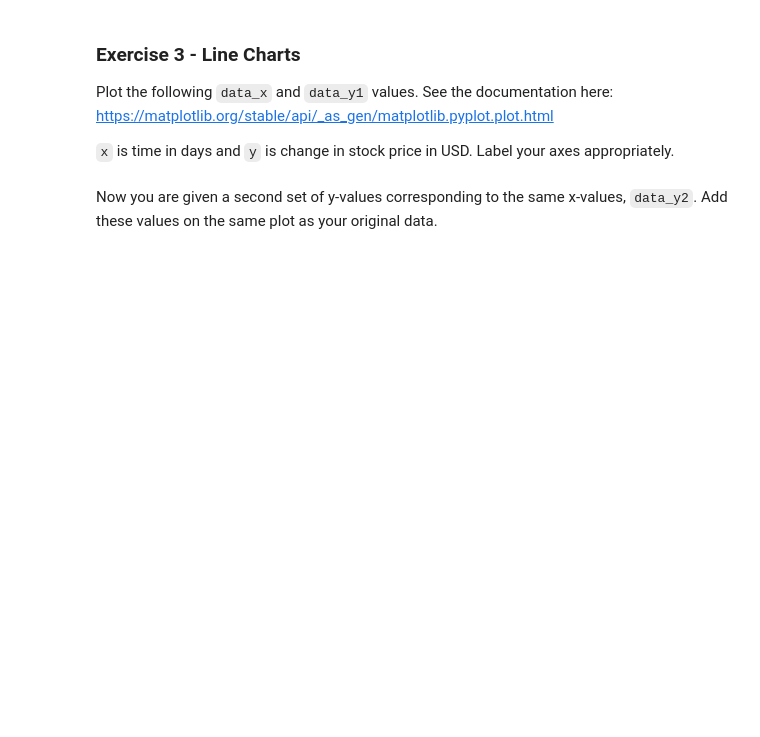
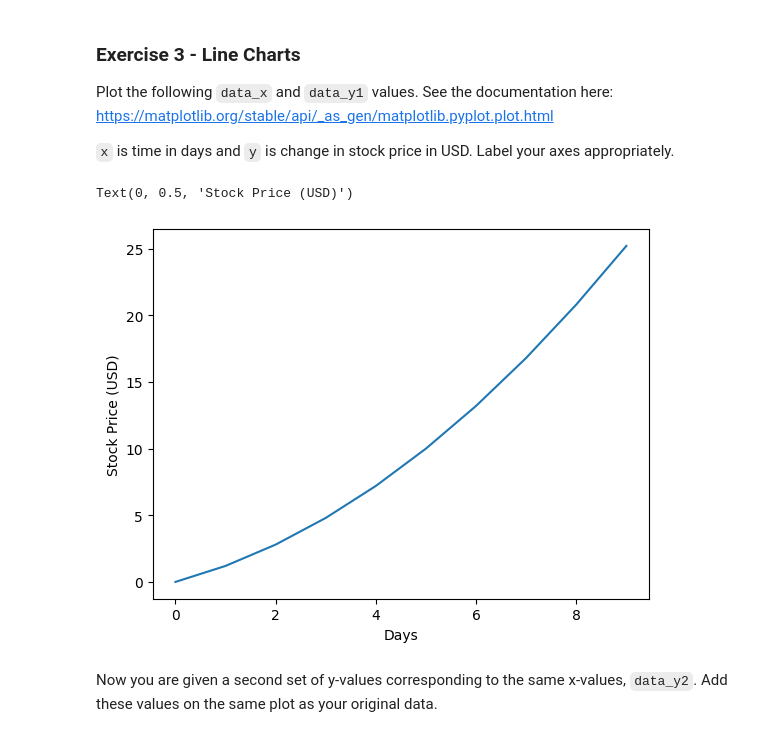
Before and after one commit to abbeywaldron/research_methods_2025, a Jupyter notebook: visualisation_1.ipynb, the cells around one changed output. Saved outputs shown, nothing was run; the diff lists cells and outputs as text; code cells hidden in the pictures; blank space fills up the shorter version.

```diff
--- a/visualisation_1.ipynb
+++ b/visualisation_1.ipynb
@@ -56,6 +102,13 @@ Plot the following `data_x` and `data_y1` values.  See the documentation here: h
 `x` is time in days and `y` is change in stock price in USD.  Label your axes appropriately.
 # %%
 data_x = np.arange(10)
-data_y = data_x + 0.2*data_x**2
+data_y1 = data_x + 0.2*data_x**2
+# %%
+plt.plot(data_x, data_y1)
+plt.xlabel('Days')
+plt.ylabel('Stock Price (USD)')
+# %% [output]
+Text(0, 0.5, 'Stock Price (USD)')
+[figure, added]
 # %% [markdown]
 Now you are given a second set of y-values corresponding to the same x-values, `data_y2`.  Add these values on the same plot as your original data.
```
Also changed, not shown: parts of 5 cells of this notebook.
